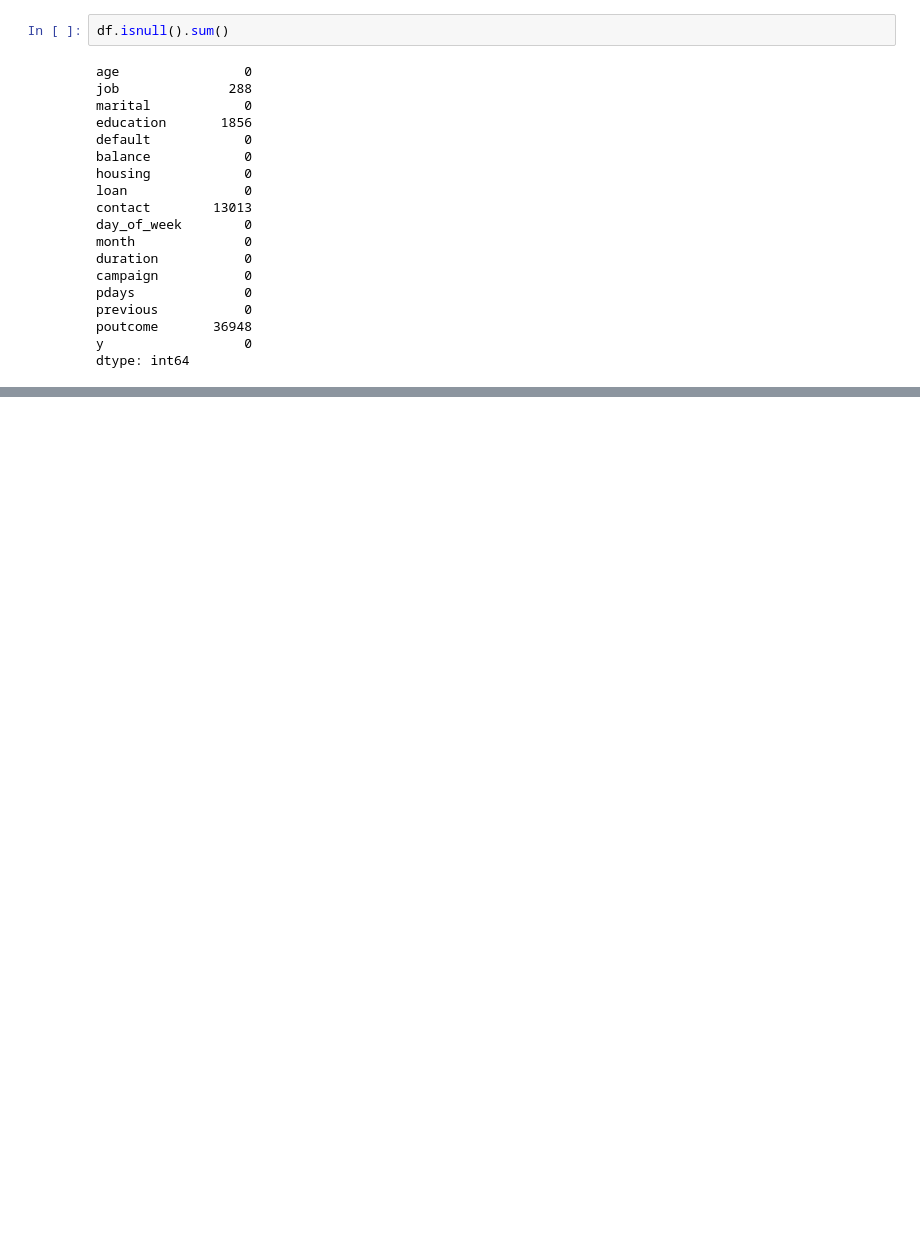
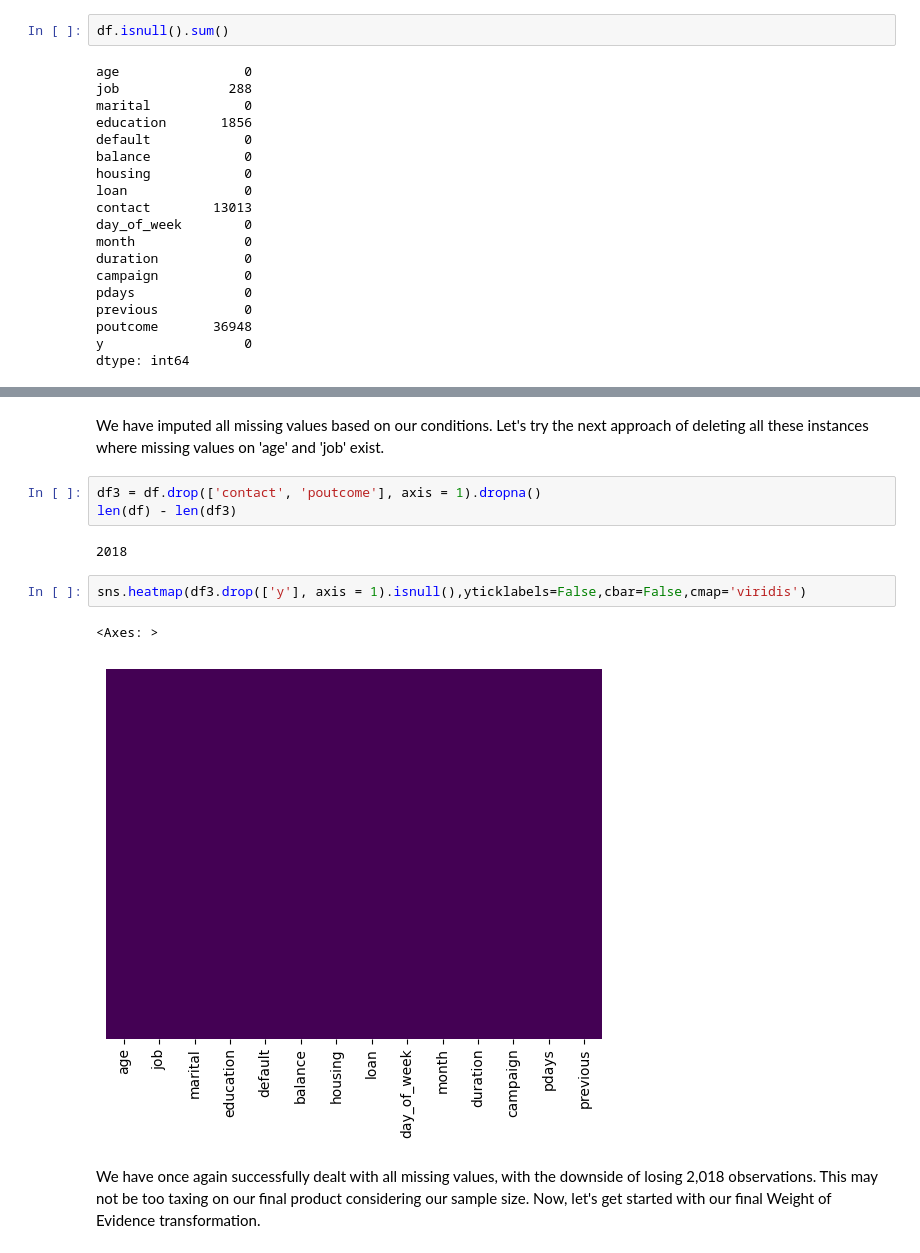
Before and after one commit to ianpv04/Data-Glacier-Project, a Jupyter notebook: project.ipynb, the cells around one changed output, grey strips where cells are left out. Cells and saved outputs as stored; diff of their text form; blank space fills up the shorter version.

```diff
--- a/project.ipynb
+++ b/project.ipynb
@@ -219,0 +234,14 @@ Text(0.5, 0, 'age')
+# %% [markdown]
+We have imputed all missing values based on our conditions. Let's try the next approach of deleting all these instances where missing values on 'age' and 'job' exist.
+# %%
+df3 = df.drop(['contact', 'poutcome'], axis = 1).dropna()
+len(df) - len(df3)
+# %% [output]
+2018
+# %%
+sns.heatmap(df3.drop(['y'], axis = 1).isnull(),yticklabels=False,cbar=False,cmap='viridis')
+# %% [output]
+<Axes: >
+[figure, added]
+# %% [markdown]
+We have once again successfully dealt with all missing  values, with the downside of losing 2,018 observations. This may not be too taxing on our final product considering our sample size. Now, let's get started with our final Weight of Evidence transformation.
```
Also changed, not shown: parts of 25 cells of this notebook.
